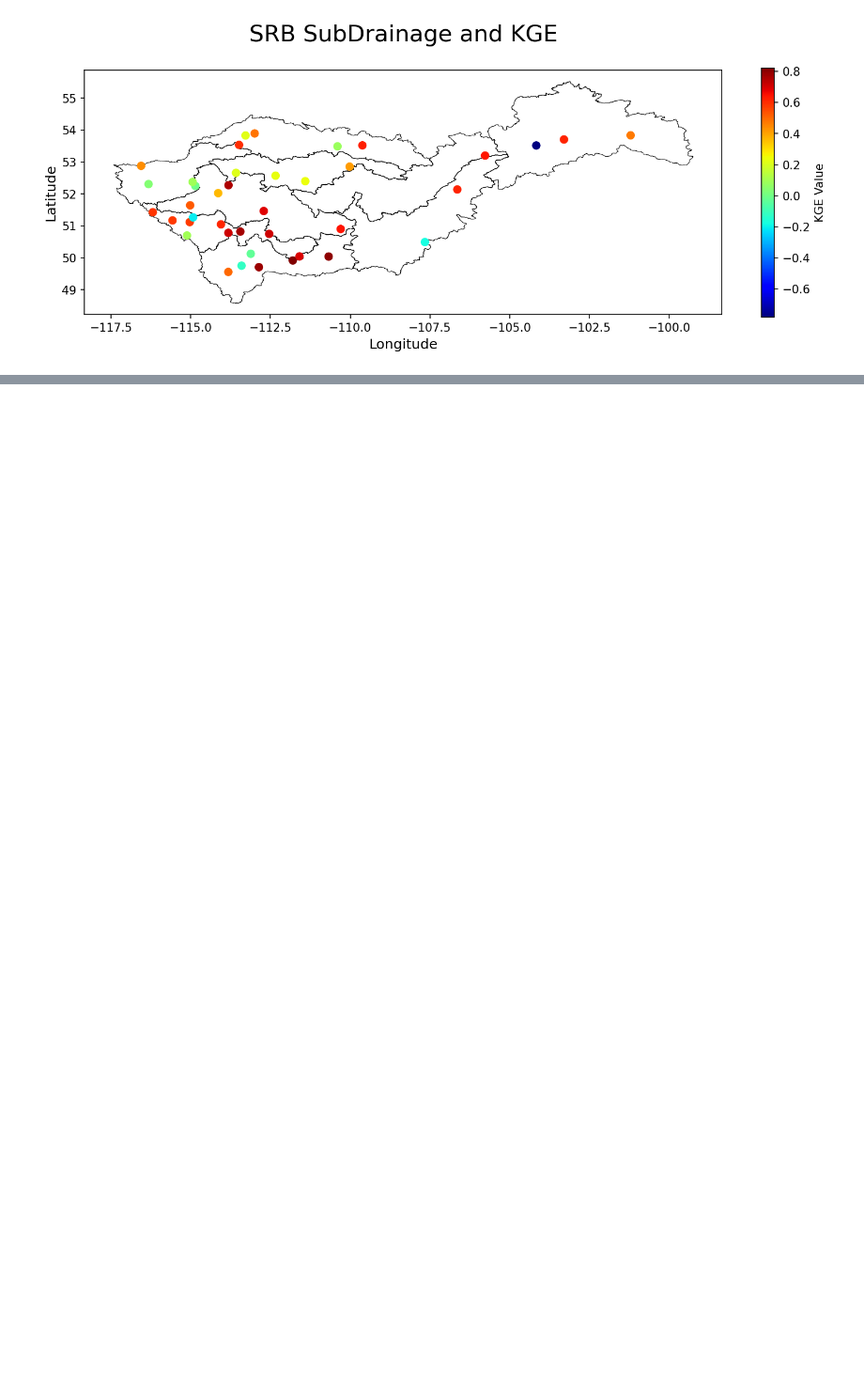
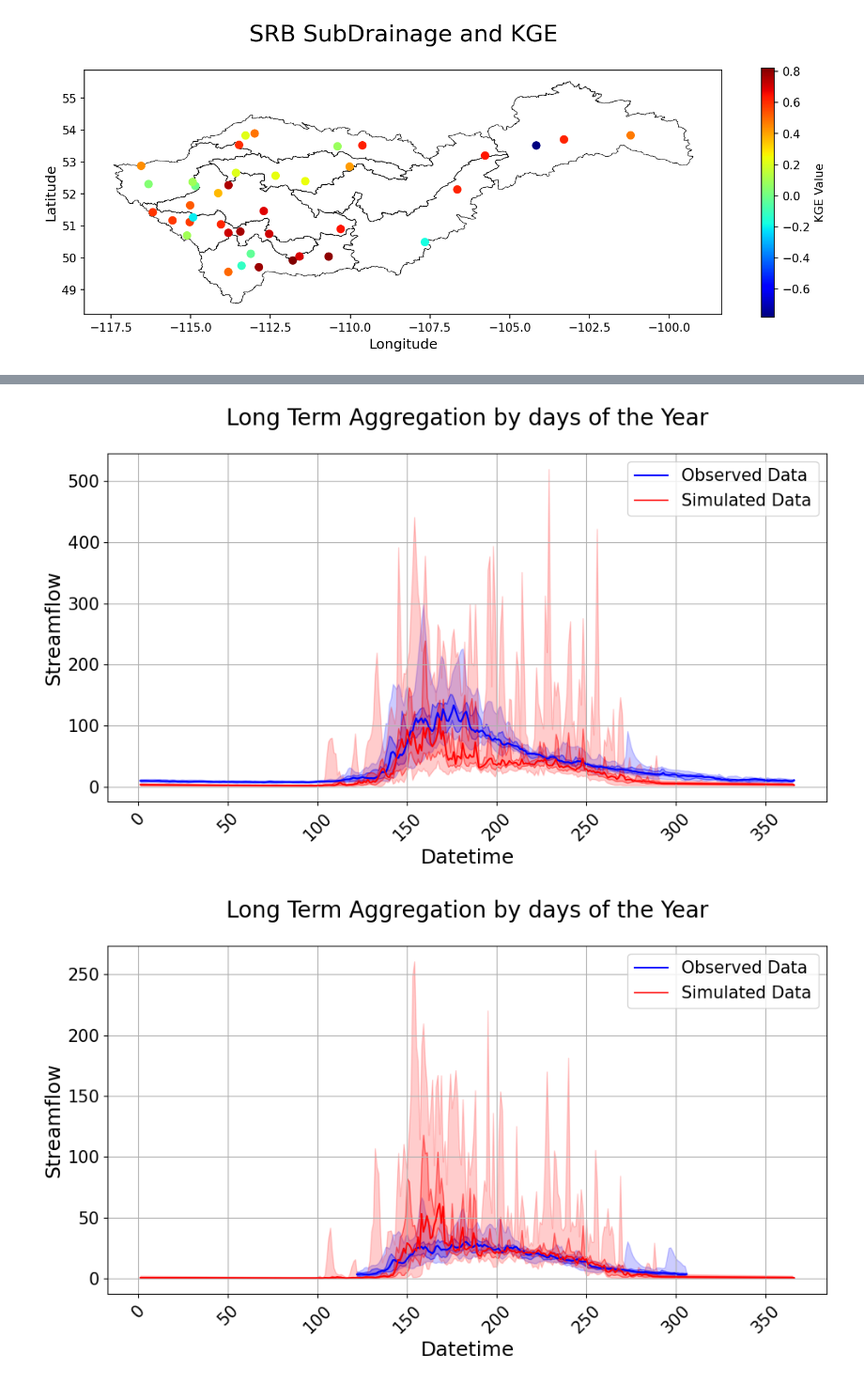
Before and after one commit to UchechukwuUdenze/NHS_PostProcessing, a Jupyter notebook: docs/source/notebooks/Examples.ipynb, the cells around one changed output, grey strips where cells are left out. Shown at 94% size. Cells and saved outputs as stored; diff of their text form; code cells hidden in the pictures; blank space fills up the shorter version.

Commit message:
Modified the long term seasonal to a bounded plot

```diff
--- a/docs/source/notebooks/Examples.ipynb
+++ b/docs/source/notebooks/Examples.ipynb
@@ -590,12 +578,21 @@ visuals.scatter(shapefile_path = shapefile_path,
 [figure]
 # %%
 DATAFRAMES = data.generate_dataframes(csv_fpath=path, warm_up=365, start_date = "1981-01-01", end_date = "1990-12-31",
+                                      # optional arguments
+                                      # lets see a weekly aggregation
+                                      daily_agg = True, da_method = 'min',
+                                      # lets see a weekly aggregation
+                                      weekly_agg = True, wa_method = 'min',
+                                      # lets also see monthly aggregation
+                                      monthly_agg = True, ma_method = 'inst',
+                                      # lets also see yearly aggregation
+                                      yearly_agg = True, ya_method = 'sum',
                                       # seasonal aggregation
                                       # obtaining the month of January from every year from 1981 to 1985
                                       seasonal_p = True, sp_dperiod = ('04-01', '08-30'),
                                       sp_subset = ('1981-01-01', '1985-12-31'),
                                       # long term
-                                      long_term = True, lt_method = ["Q33", "median"]
+                                      long_term = True, lt_method = ["q33.33", "median" ,'q75' ,'Q25' ,'q33' ],
                                      )
 for key, value in DATAFRAMES.items():
     print(f"{key}:\n{value}")
@@ -618,2 +615,17 @@ DF:
 
 [366 rows x 4 columns]
+# %%
+visuals.bounded_plot(
+    lines = DATAFRAMES["LONG_TERM_MEDIAN"],#.iloc[:, [0, 1]],
+    upper_bounds = [DATAFRAMES["LONG_TERM_Q75"], DATAFRAMES["LONG_TERM_MAX"]],
+    lower_bounds = [DATAFRAMES["LONG_TERM_Q25"], DATAFRAMES["LONG_TERM_MIN"]],
+    # upper_bounds = [DATAFRAMES["LONG_TERM_Q75"]],
+    # lower_bounds = [DATAFRAMES["LONG_TERM_Q25"]],
+    title='Long Term Aggregation by days of the Year',
+    linestyles=['r-', 'b-'],
+    labels=['Datetime', 'Streamflow'],
+    grid=True
+    )
+# %% [output]
+[figure, added]
+[figure, added]
```
Also changed, not shown: parts of 6 cells of this notebook, 2 other files.
